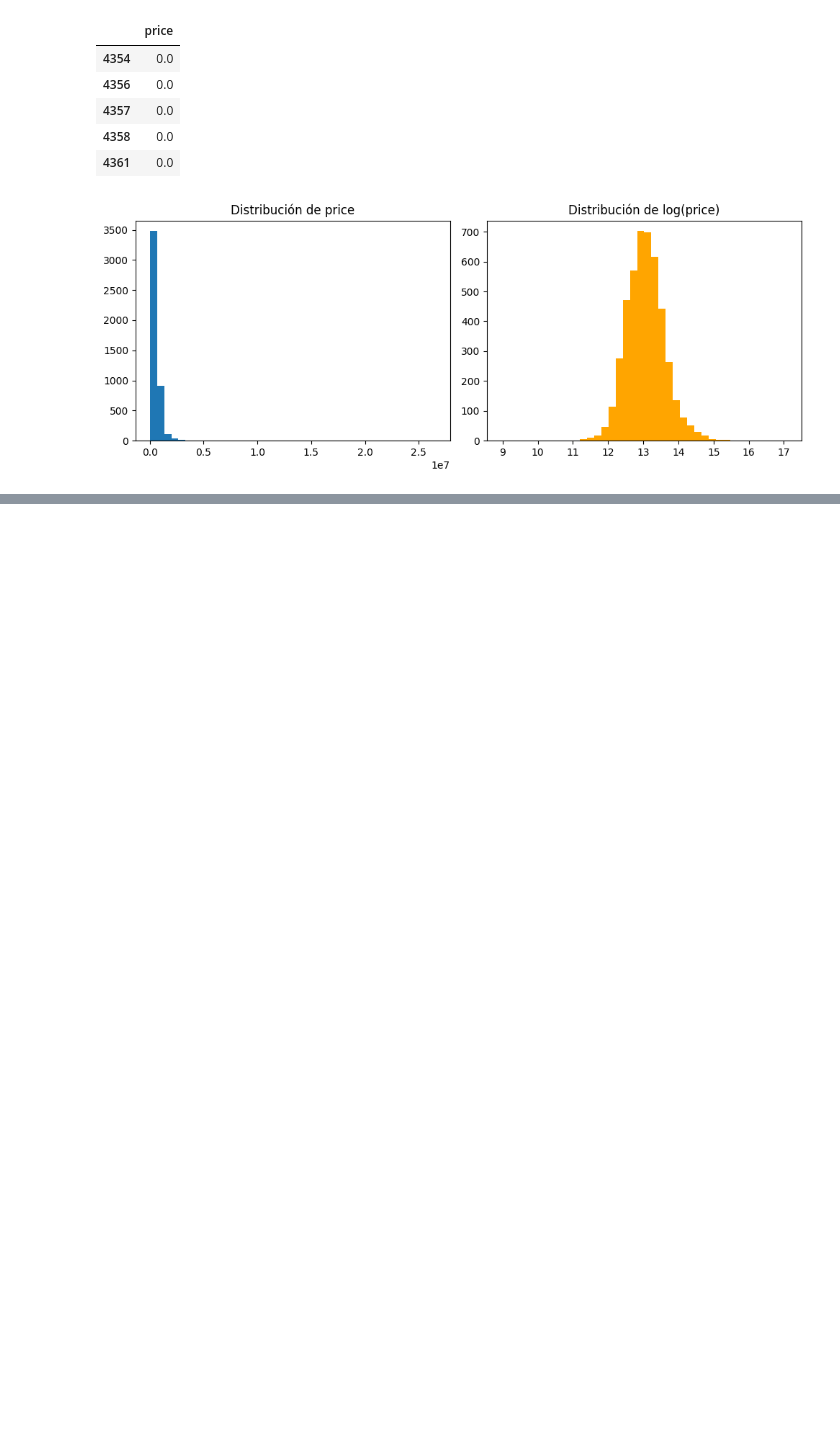
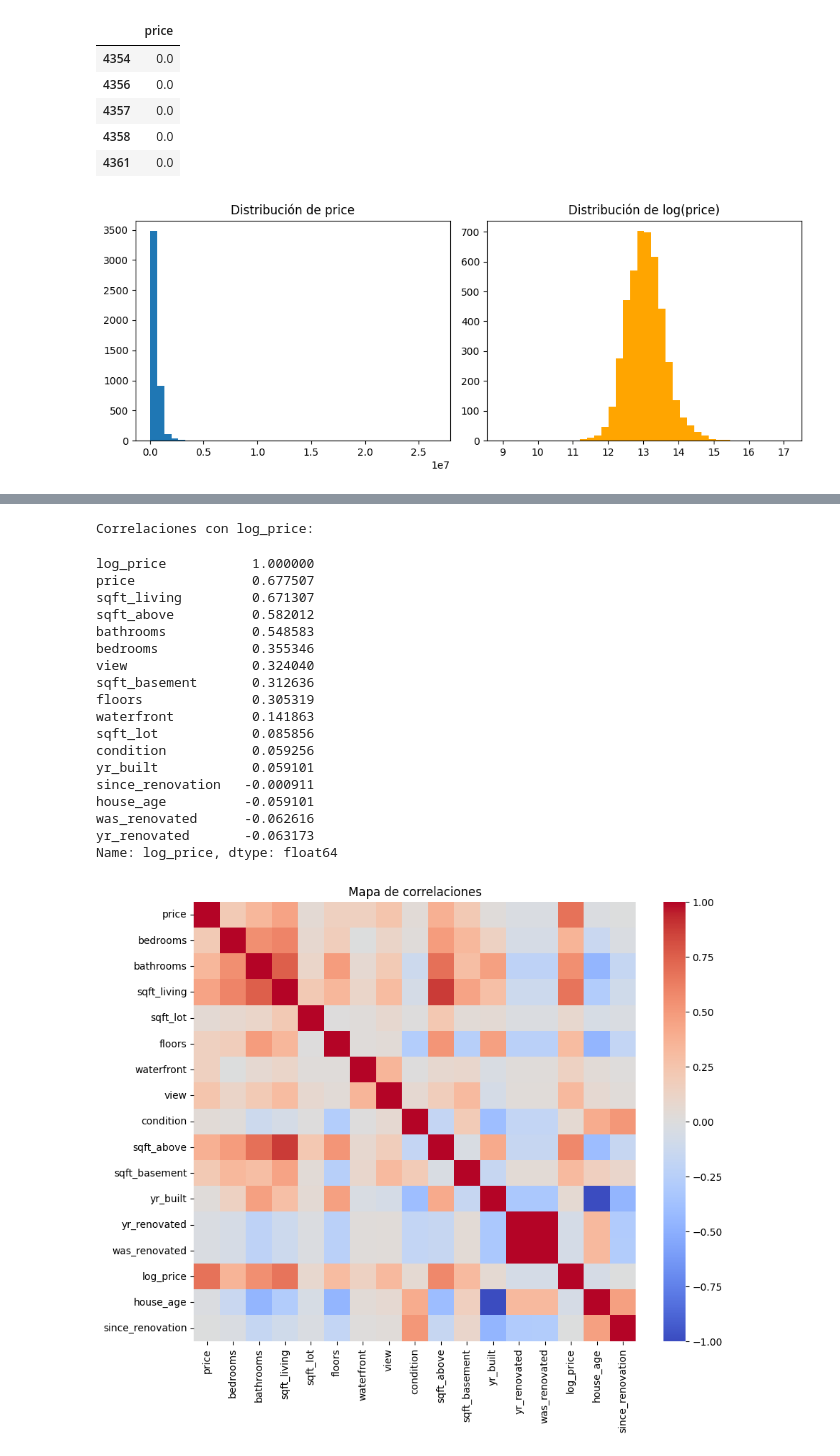
Before and after one commit to ItsTowi/Activity1_NEC, a Jupyter notebook: activity1.ipynb, the cells around one changed output, grey strips where cells are left out. Cells and saved outputs as stored; diff of their text form; code cells hidden in the pictures; blank space fills up the shorter version.

```diff
--- a/activity1.ipynb
+++ b/activity1.ipynb
@@ -106,0 +138,39 @@ print(df.head())
+# %%
+corr = df.corr(numeric_only=True)
+
+corr_logprice = corr["log_price"].sort_values(ascending=False)
+
+print("Correlaciones con log_price:")
+display(corr_logprice)
+
+plt.figure(figsize=(10,8))
+sns.heatmap(corr, cmap="coolwarm", center=0)
+plt.title("Mapa de correlaciones")
+plt.show()
+
+plt.figure(figsize=(8,6))
+corr_logprice.drop("log_price").sort_values().plot(kind="barh", color='teal')
+plt.title("Correlación de variables con log(price)")
+plt.xlabel("Coeficiente de correlación")
+plt.show()
+# %% [output]
+Correlaciones con log_price:
+log_price           1.000000
+price               0.677507
+sqft_living         0.671307
+sqft_above          0.582012
+bathrooms           0.548583
+bedrooms            0.355346
+view                0.324040
+sqft_basement       0.312636
+floors              0.305319
+waterfront          0.141863
+sqft_lot            0.085856
+condition           0.059256
+yr_built            0.059101
+since_renovation   -0.000911
+house_age          -0.059101
+was_renovated      -0.062616
+yr_renovated       -0.063173
+Name: log_price, dtype: float64
+[figure, added]
```
Also changed, not shown: parts of 22 cells of this notebook.
